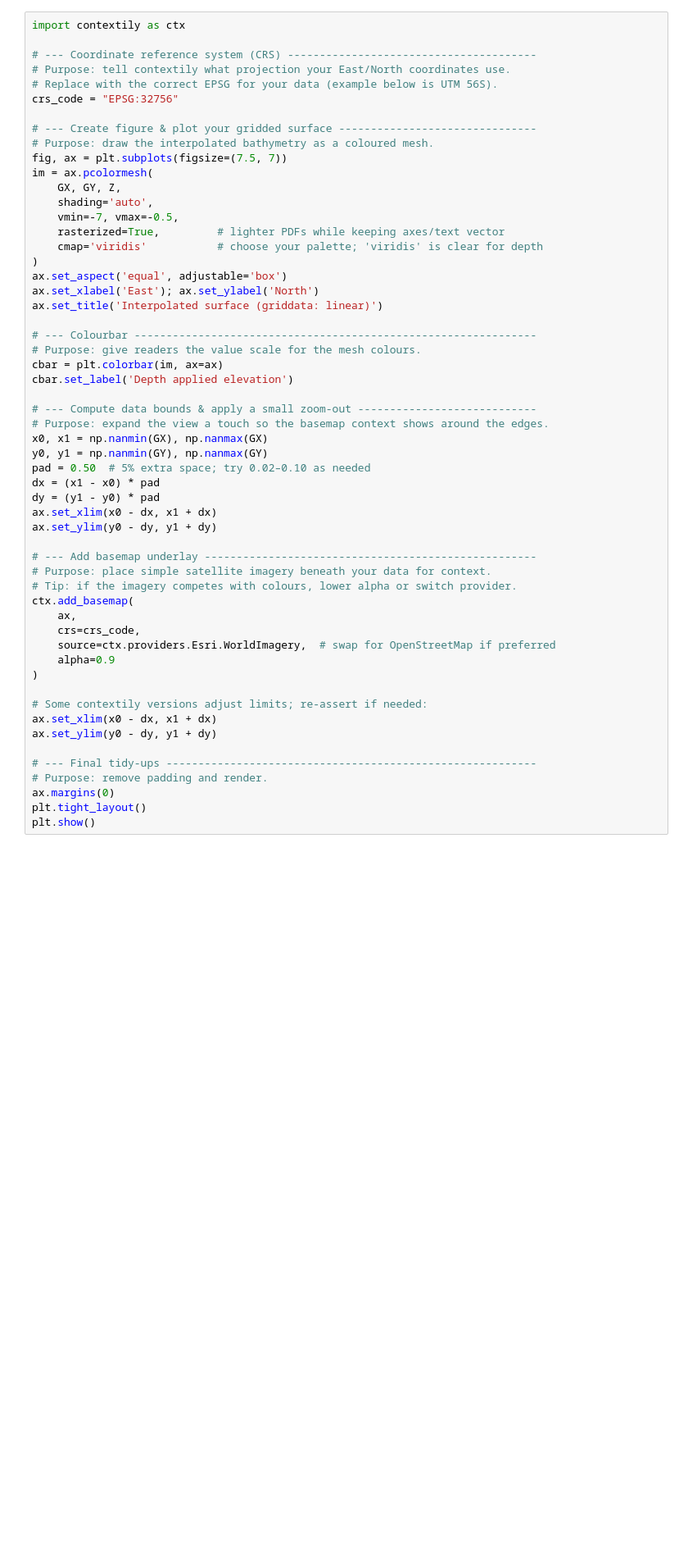
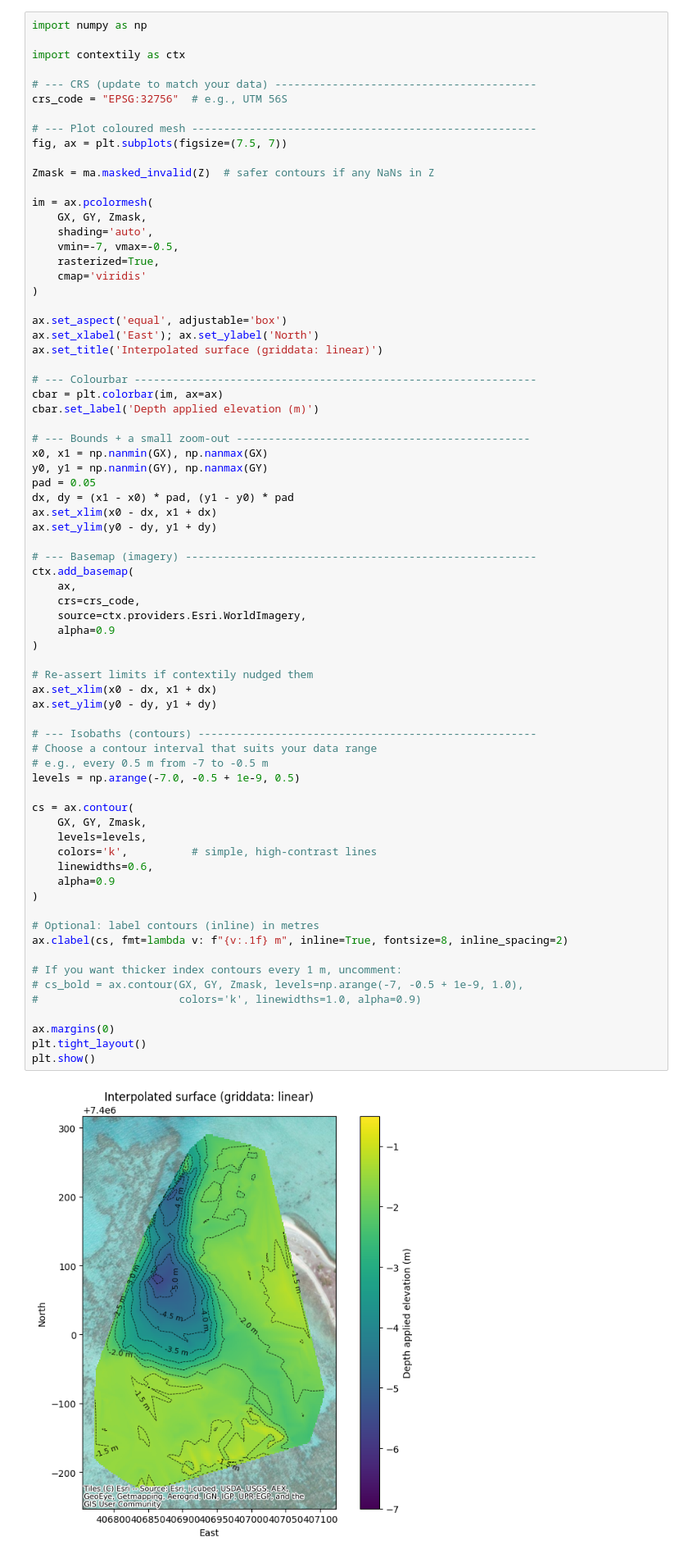
Before and after one commit to Lachie-Perris/One_tree_island_data_analysis, a Jupyter notebook: 08_Bathy_survey_shark_alley.ipynb, the cells around one changed output. Shown at 82% size. Cells and saved outputs as stored; diff of their text form; blank space fills up the shorter version.

Commit message:
update to bathy

```diff
--- a/08_Bathy_survey_shark_alley.ipynb
+++ b/08_Bathy_survey_shark_alley.ipynb
@@ -103,56 +122,74 @@ plt.show()
 # %%
+import numpy as np
+
 import contextily as ctx
 
-# --- Coordinate reference system (CRS) ---------------------------------------
-# Purpose: tell contextily what projection your East/North coordinates use.
-# Replace with the correct EPSG for your data (example below is UTM 56S).
-crs_code = "EPSG:32756"
+# --- CRS (update to match your data) -----------------------------------------
+crs_code = "EPSG:32756"  # e.g., UTM 56S
 
-# --- Create figure & plot your gridded surface -------------------------------
-# Purpose: draw the interpolated bathymetry as a coloured mesh.
+# --- Plot coloured mesh ------------------------------------------------------
 fig, ax = plt.subplots(figsize=(7.5, 7))
+
+Zmask = ma.masked_invalid(Z)  # safer contours if any NaNs in Z
+
 im = ax.pcolormesh(
-    GX, GY, Z,
+    GX, GY, Zmask,
     shading='auto',
     vmin=-7, vmax=-0.5,
-    rasterized=True,         # lighter PDFs while keeping axes/text vector
-    cmap='viridis'           # choose your palette; 'viridis' is clear for depth
+    rasterized=True,
+    cmap='viridis'
 )
+
 ax.set_aspect('equal', adjustable='box')
 ax.set_xlabel('East'); ax.set_ylabel('North')
 ax.set_title('Interpolated surface (griddata: linear)')
 
 # --- Colourbar ---------------------------------------------------------------
-# Purpose: give readers the value scale for the mesh colours.
 cbar = plt.colorbar(im, ax=ax)
-cbar.set_label('Depth applied elevation')
+cbar.set_label('Depth applied elevation (m)')
 
-# --- Compute data bounds & apply a small zoom-out ----------------------------
-# Purpose: expand the view a touch so the basemap context shows around the edges.
+# --- Bounds + a small zoom-out ----------------------------------------------
 x0, x1 = np.nanmin(GX), np.nanmax(GX)
 y0, y1 = np.nanmin(GY), np.nanmax(GY)
-pad = 0.50  # 5% extra space; try 0.02–0.10 as needed
-dx = (x1 - x0) * pad
-dy = (y1 - y0) * pad
+pad = 0.05
+dx, dy = (x1 - x0) * pad, (y1 - y0) * pad
 ax.set_xlim(x0 - dx, x1 + dx)
 ax.set_ylim(y0 - dy, y1 + dy)
 
-# --- Add basemap underlay ----------------------------------------------------
-# Purpose: place simple satellite imagery beneath your data for context.
-# Tip: if the imagery competes with colours, lower alpha or switch provider.
+# --- Basemap (imagery) -------------------------------------------------------
 ctx.add_basemap(
     ax,
     crs=crs_code,
-    source=ctx.providers.Esri.WorldImagery,  # swap for OpenStreetMap if preferred
+    source=ctx.providers.Esri.WorldImagery,
     alpha=0.9
 )
 
-# Some contextily versions adjust limits; re-assert if needed:
+# Re-assert limits if contextily nudged them
 ax.set_xlim(x0 - dx, x1 + dx)
 ax.set_ylim(y0 - dy, y1 + dy)
 
-# --- Final tidy-ups ----------------------------------------------------------
-# Purpose: remove padding and render.
+# --- Isobaths (contours) -----------------------------------------------------
+# Choose a contour interval that suits your data range
+# e.g., every 0.5 m from -7 to -0.5 m
+levels = np.arange(-7.0, -0.5 + 1e-9, 0.5)
+
+cs = ax.contour(
+    GX, GY, Zmask,
+    levels=levels,
+    colors='k',          # simple, high-contrast lines
+    linewidths=0.6,
+    alpha=0.9
+)
+
+# Optional: label contours (inline) in metres
+ax.clabel(cs, fmt=lambda v: f"{v:.1f} m", inline=True, fontsize=8, inline_spacing=2)
+
+# If you want thicker index contours every 1 m, uncomment:
+# cs_bold = ax.contour(GX, GY, Zmask, levels=np.arange(-7, -0.5 + 1e-9, 1.0),
+#                      colors='k', linewidths=1.0, alpha=0.9)
+
 ax.margins(0)
 plt.tight_layout()
 plt.show()
+# %% [output]
+[figure, added]
```
Also changed, not shown: parts of 7 cells of this notebook, 1 other file.
